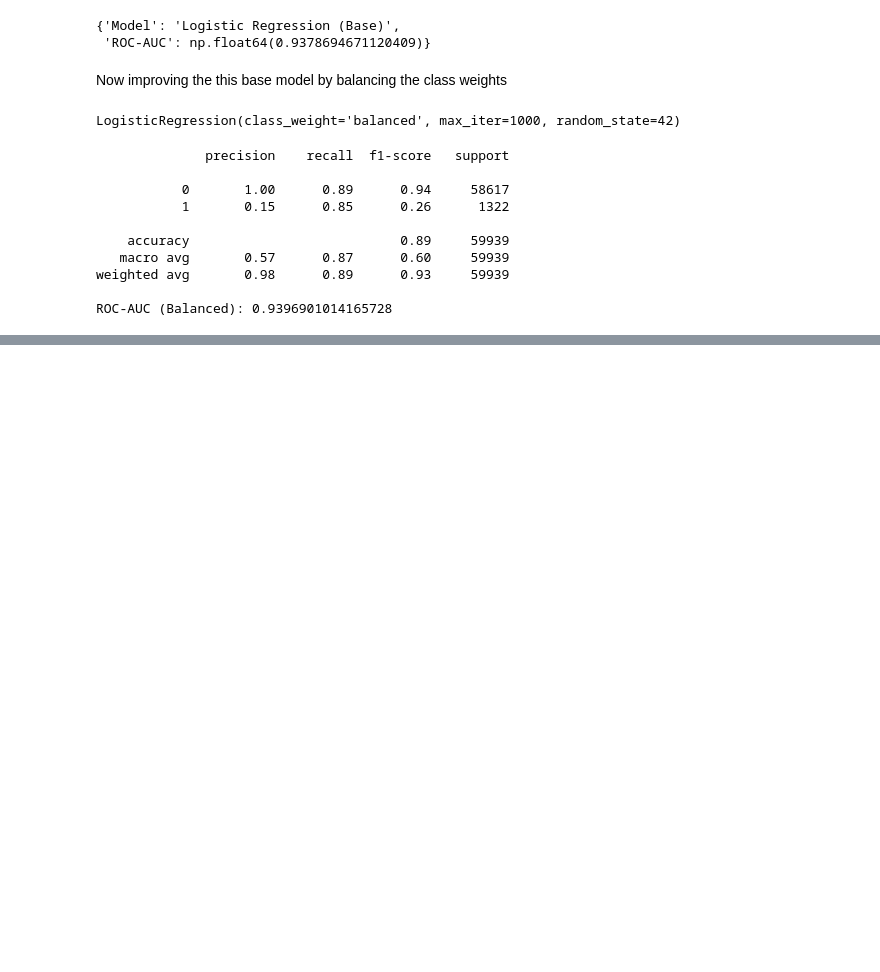
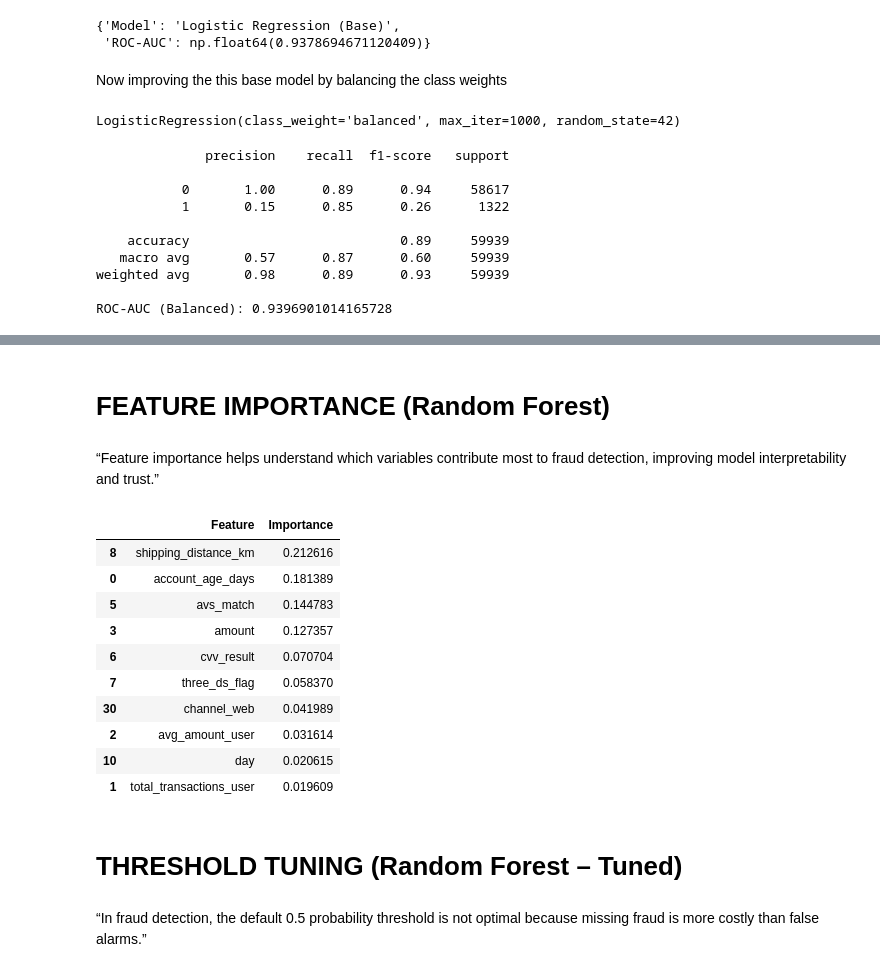
Before and after one commit to Faizanhaider013/Fraud_detection_ecommerence, a Jupyter notebook: 03_model_experiments.ipynb, the cells around one changed output, grey strips where cells are left out. Saved outputs shown, nothing was run; the diff lists cells and outputs as text; code cells hidden in the pictures; blank space fills up the shorter version.

Commit message:
Models experiment and all other stuff

```diff
--- a/03_model_experiments.ipynb
+++ b/03_model_experiments.ipynb
@@ -95,0 +473,30 @@ results_list.append({
+# %% [markdown]
+# FEATURE IMPORTANCE (Random Forest)
+# %% [markdown]
+“Feature importance helps understand which variables contribute most to fraud detection, improving model interpretability and trust.”
+# %%
+importances = best_rf.feature_importances_
+# %%
+feature_importance_df = pd.DataFrame({
+    "Feature": X.columns,
+    "Importance": importances
+})
+# %%
+feature_importance_df = feature_importance_df.sort_values(
+    by="Importance",
+    ascending=False
+)
+
+feature_importance_df.head(10)
+# %% [output]
+|  | Feature | Importance |
+| 8 | shipping_distance_km | 0.212616 |
+| 0 | account_age_days | 0.181389 |
+| 5 | avs_match | 0.144783 |
+| 3 | amount | 0.127357 |
+| 6 | cvv_result | 0.070704 |
+| 7 | three_ds_flag | 0.058370 |
+| 30 | channel_web | 0.041989 |
+| 2 | avg_amount_user | 0.031614 |
+| 10 | day | 0.020615 |
+| 1 | total_transactions_user | 0.019609 |
@@ -95,0 +505,4 @@ results_list.append({
+# %% [markdown]
+# THRESHOLD TUNING (Random Forest – Tuned)
+# %% [markdown]
+“In fraud detection, the default 0.5 probability threshold is not optimal because missing fraud is more costly than false alarms.”
```
Also changed, not shown: parts of 61 cells of this notebook, 5 other files.
